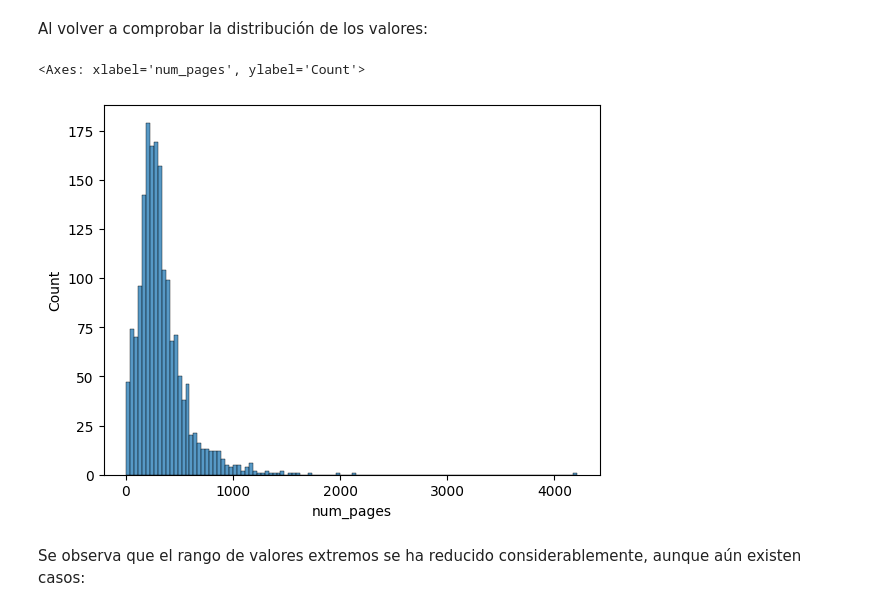
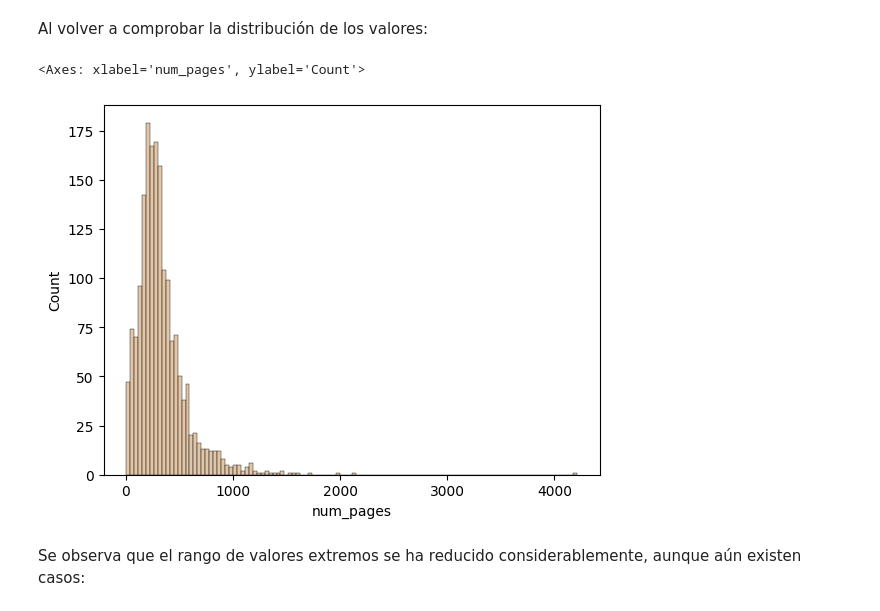
Before and after one commit to renerubio/book-analysis, a Jupyter notebook: editorial_recommender.ipynb, the cells around one changed output. Drawn from its saved outputs; the diff is of its cells as text; code cells hidden in the pictures.

```diff
--- a/editorial_recommender.ipynb
+++ b/editorial_recommender.ipynb
@@ -24,3 +14,7 @@ df = pd.read_csv(path + 'all_books.csv')
+# %%
+file_path = "https://github.com/renerubio/book-analysis/raw/refs/heads/main/all_books.csv"
+
+df = pd.read_csv(file_path)
 # %% [markdown]
 El catálogo de libros tienen un total de
 # %%
@@ -293,11 +281,17 @@ Use json syntax for your result, where each key is the name of the top-level gen
 
 El resultado se almacena y carga de la carpeta raíz de los datos del proyecto. Los géneros de alto nivel obtenidos son los siguientes
 # %%
+import requests
 import json
 
-with open(path + 'new_genres_mapping.json', 'r') as genres_file:
-  global_genres = json.load(genres_file)
+json_url = "https://github.com/renerubio/book-analysis/raw/refs/heads/main/new_genres_mapping.json"
 
+# Descargar el contenido del JSON
+response = requests.get(json_url)
+response.raise_for_status()  # Verifica errores HTTP
+
+# Cargar el JSON desde la respuesta
+global_genres = json.loads(response.text)  # Usa response.json() si el contenido es JSON puro
 genres_mapping = {}
 
 for top_genre, subgenres in global_genres.items():
@@ -390,11 +384,14 @@ df[numeric_feats] = df[numeric_feats].map(convert_to_numeric).infer_objects()
 # %% [markdown]
 Los histogramas sobre los valores reformateados muestran las distribuciones de las variables numéricas:
 # %%
+
+#colores de la presentación
+custom_palette = ["#5D3A00", "#A87C4F", "#D9B38C", "#FFF1D0", "#C89F7E"]
 rows = 2
 cols = 3
 fig, axs = plt.subplots(nrows=rows, ncols=cols, figsize=(15, 10))
 axs = axs.flatten() if isinstance(axs, np.ndarray) else [axs]
 
 for i in range(rows * cols):
-    sns.histplot(df[numeric_feats].iloc[:, i], ax=axs[i])
+    sns.histplot(df[numeric_feats].iloc[:, i], ax=axs[i],color=custom_palette[1])
 # %% [output]
@@ -568,10 +565,10 @@ compilations = merging[merging['_merge'] == 'both'][df.columns].copy()
 # %% [markdown]
 Al volver a comprobar la distribución de los valores:
 # %%
-sns.histplot(df['num_pages'])
+sns.histplot(df['num_pages'],  color=custom_palette[2])
 # %% [output]
 <Axes: xlabel='num_pages', ylabel='Count'>
-[figure, old version]
+[figure, new version]
 # %% [markdown]
 Se observa que el rango de valores extremos se ha reducido considerablemente, aunque aún existen casos:
 # %%
```
Also changed, not shown: parts of 19 cells of this notebook.
